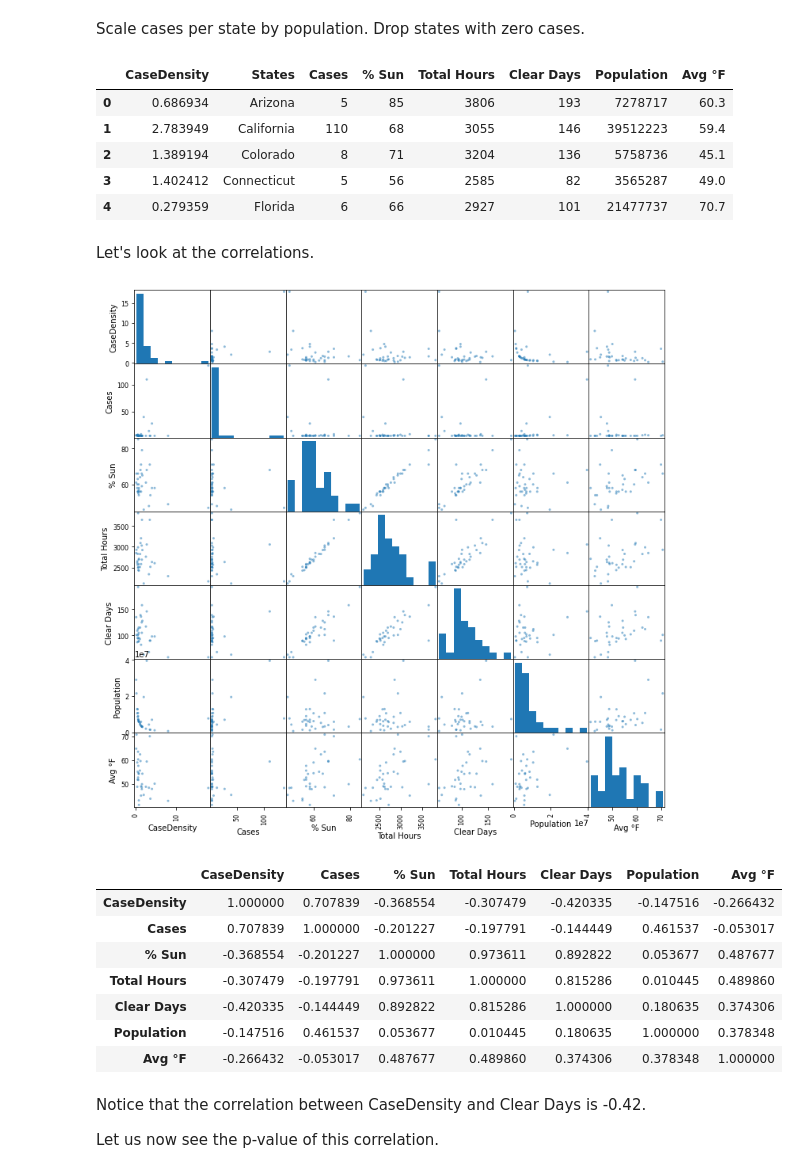
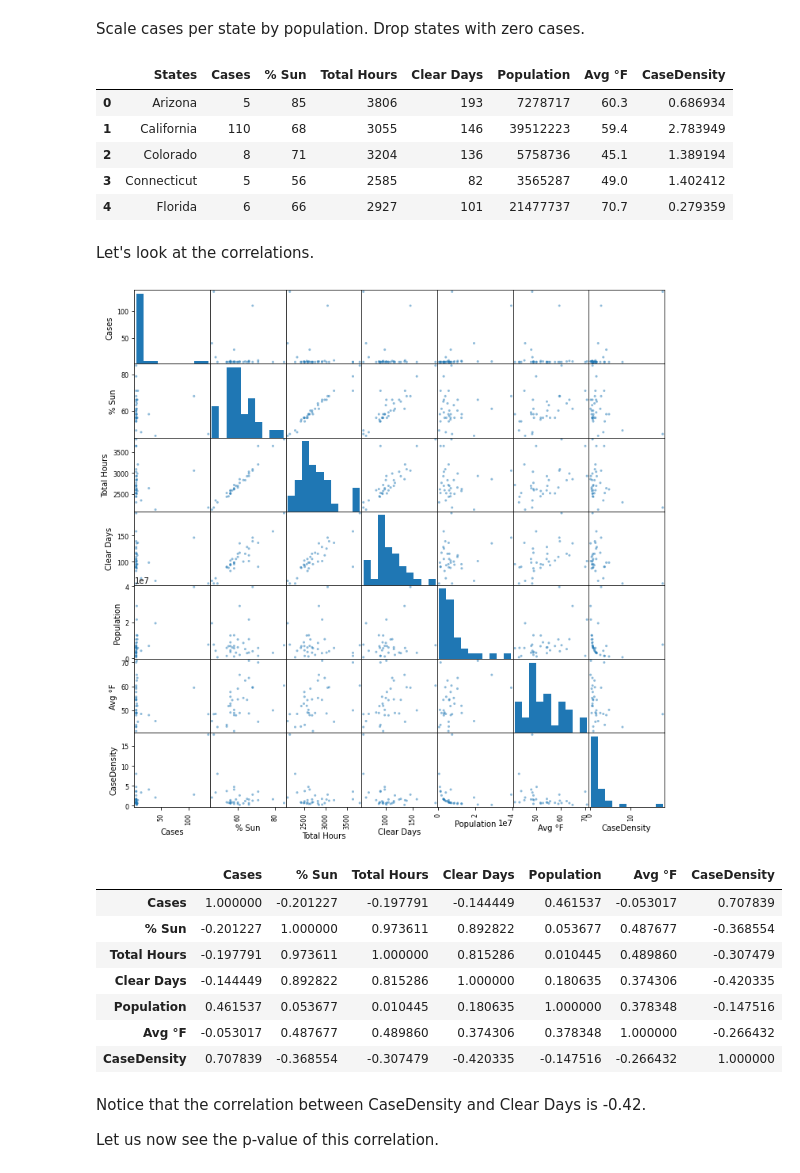
Before and after one commit to asimjalis/Covid-19-Analysis, a Jupyter notebook: US States Covid-19 Analysis.ipynb, the cells around one changed output. Drawn from its saved outputs; the diff is of its cells as text; code cells hidden in the pictures.

```diff
--- a/US States Covid-19 Analysis.ipynb
+++ b/US States Covid-19 Analysis.ipynb
@@ -8,4 +8,12 @@ We analyze the US states data for COVID-19 infection rates and observe that ther
 ## Analysis
 # %% [markdown]
 Import modules and ingest the data.
+# %%
+# Hy Magic
+from IPython.core.magic import register_line_cell_magic
+@register_line_cell_magic
+def h(line, cell=None):
+    import hy; code = (line or "") + (cell or "")
+    return hy.eval(hy.read_str("(do\n" + code + "\n)\n"), globals())
+del h
 # %%
@@ -30,32 +39,35 @@ df1.head()
 # %% [markdown]
 Scale cases per state by population. Drop states with zero cases.
 # %%
-df2 = sqldf("SELECT (0.0 + Cases)/Population*1000000 as CaseDensity, * FROM df1 WHERE CaseDensity > 0.0"); df2.head()
+%%h
+(setv df2
+  (sqldf (+ "SELECT *, (0.0 + Cases)/Population * 1000 * 1000 as CaseDensity "
+            "FROM df1 WHERE CaseDensity > 0.0")))
+(df2.head)
 # %% [output]
-|  | CaseDensity | States | Cases | % Sun | Total Hours | Clear Days | Population | Avg °F |
-| 0 | 0.686934 | Arizona | 5 | 85 | 3806 | 193 | 7278717 | 60.3 |
-| 1 | 2.783949 | California | 110 | 68 | 3055 | 146 | 39512223 | 59.4 |
-| 2 | 1.389194 | Colorado | 8 | 71 | 3204 | 136 | 5758736 | 45.1 |
-| 3 | 1.402412 | Connecticut | 5 | 56 | 2585 | 82 | 3565287 | 49.0 |
-| 4 | 0.279359 | Florida | 6 | 66 | 2927 | 101 | 21477737 | 70.7 |
+|  | States | Cases | % Sun | Total Hours | Clear Days | Population | Avg °F | CaseDensity |
+| 0 | Arizona | 5 | 85 | 3806 | 193 | 7278717 | 60.3 | 0.686934 |
+| 1 | California | 110 | 68 | 3055 | 146 | 39512223 | 59.4 | 2.783949 |
+| 2 | Colorado | 8 | 71 | 3204 | 136 | 5758736 | 45.1 | 1.389194 |
+| 3 | Connecticut | 5 | 56 | 2585 | 82 | 3565287 | 49.0 | 1.402412 |
+| 4 | Florida | 6 | 66 | 2927 | 101 | 21477737 | 70.7 | 0.279359 |
 # %% [markdown]
 Let's look at the correlations.
 # %%
-pd.plotting.scatter_matrix(df2, figsize=(12,12))
-plt.show()
+%h (pd.plotting.scatter_matrix df2 :figsize (, 12 12)) (plt.show)
 # %% [output]
-[figure, old version]
+[figure, new version]
 # %%
-display(df2.corr())
+%h (-> df2 (.corr) (display))
 # %% [output]
-|  | CaseDensity | Cases | % Sun | Total Hours | Clear Days | Population | Avg °F |
-| CaseDensity | 1.000000 | 0.707839 | -0.368554 | -0.307479 | -0.420335 | -0.147516 | -0.266432 |
-| Cases | 0.707839 | 1.000000 | -0.201227 | -0.197791 | -0.144449 | 0.461537 | -0.053017 |
-| % Sun | -0.368554 | -0.201227 | 1.000000 | 0.973611 | 0.892822 | 0.053677 | 0.487677 |
-| Total Hours | -0.307479 | -0.197791 | 0.973611 | 1.000000 | 0.815286 | 0.010445 | 0.489860 |
-| Clear Days | -0.420335 | -0.144449 | 0.892822 | 0.815286 | 1.000000 | 0.180635 | 0.374306 |
-| Population | -0.147516 | 0.461537 | 0.053677 | 0.010445 | 0.180635 | 1.000000 | 0.378348 |
-| Avg °F | -0.266432 | -0.053017 | 0.487677 | 0.489860 | 0.374306 | 0.378348 | 1.000000 |
+|  | Cases | % Sun | Total Hours | Clear Days | Population | Avg °F | CaseDensity |
+| Cases | 1.000000 | -0.201227 | -0.197791 | -0.144449 | 0.461537 | -0.053017 | 0.707839 |
+| % Sun | -0.201227 | 1.000000 | 0.973611 | 0.892822 | 0.053677 | 0.487677 | -0.368554 |
+| Total Hours | -0.197791 | 0.973611 | 1.000000 | 0.815286 | 0.010445 | 0.489860 | -0.307479 |
+| Clear Days | -0.144449 | 0.892822 | 0.815286 | 1.000000 | 0.180635 | 0.374306 | -0.420335 |
+| Population | 0.461537 | 0.053677 | 0.010445 | 0.180635 | 1.000000 | 0.378348 | -0.147516 |
+| Avg °F | -0.053017 | 0.487677 | 0.489860 | 0.374306 | 0.378348 | 1.000000 | -0.266432 |
+| CaseDensity | 0.707839 | -0.368554 | -0.307479 | -0.420335 | -0.147516 | -0.266432 | 1.000000 |
 # %% [markdown]
 Notice that the correlation between CaseDensity and Clear Days is -0.42.
 
```
Also changed, not shown: parts of 6 cells of this notebook.
